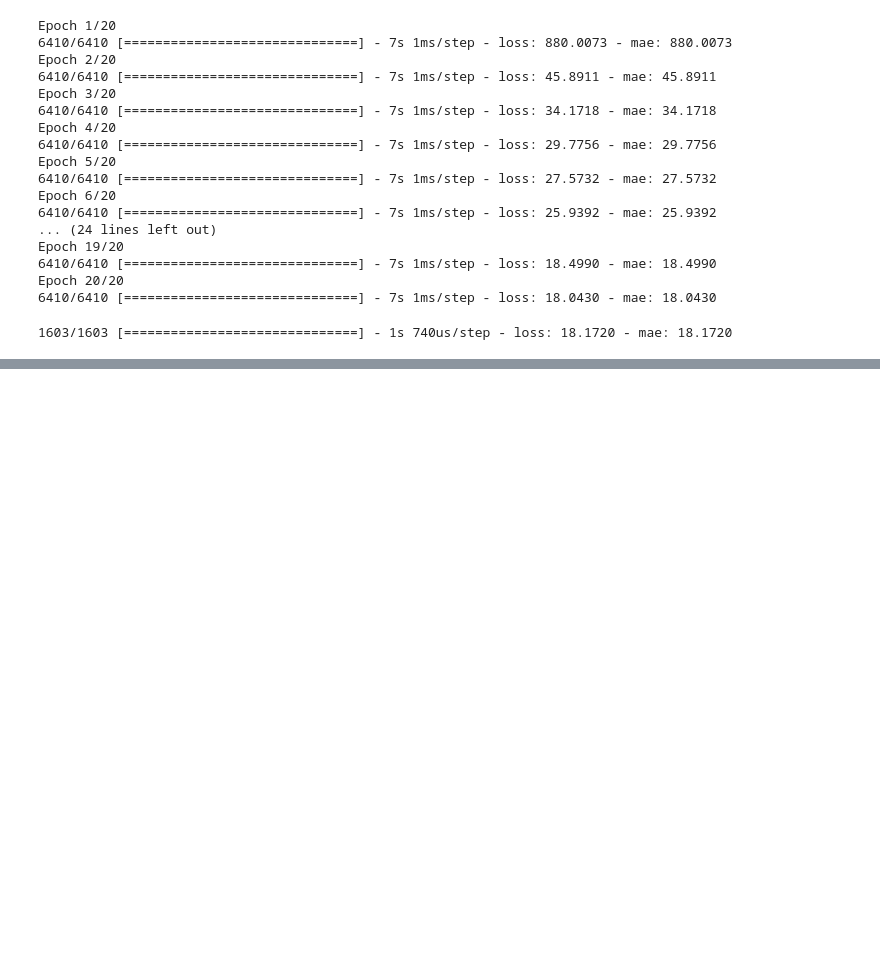
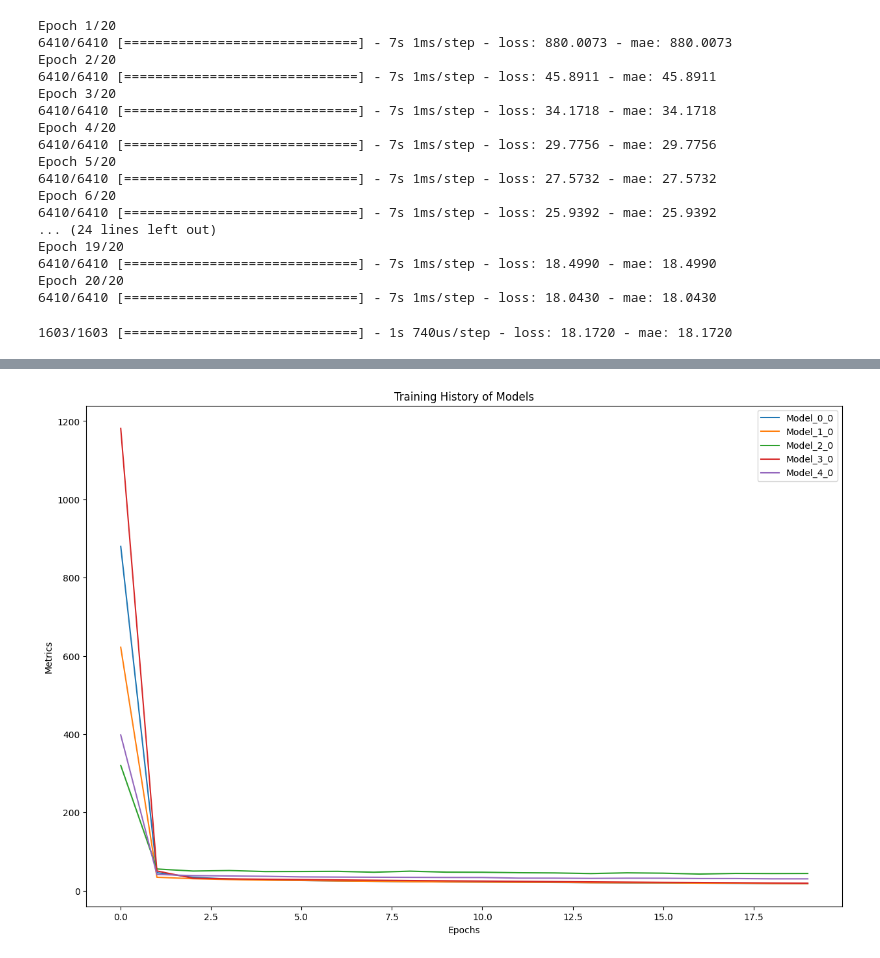
Before and after one commit to Rus-tam/AI_models, a Jupyter notebook: Amine_treatment_13.08.ipynb, the cells around one changed output, grey strips where cells are left out. Saved outputs shown, nothing was run; the diff lists cells and outputs as text; code cells hidden in the pictures; blank space fills up the shorter version.

Commit message:
column bot product molar flow

```diff
--- a/Amine_treatment_13.08.ipynb
+++ b/Amine_treatment_13.08.ipynb
@@ -778,0 +910,23 @@ eval_0 = column_bot_molar_flow_model_0.evaluate(X_test_normal, y_test)
+# %%
+# Set random set
+tf.random.set_seed(42)
+
+# 1. Create a model
+column_bot_molar_flow_model_4 = tf.keras.Sequential([
+    tf.keras.layers.Dense(29, activation='relu'),
+    tf.keras.layers.Dense(50, activation='relu'),
+    tf.keras.layers.Dense(50, activation='relu'),
+    tf.keras.layers.Dense(50, activation='relu'),
+    tf.keras.layers.Dense(50, activation='relu'),
+    tf.keras.layers.Dense(1)
+])
+
+# 2. Compile the model
+column_bot_molar_flow_model_4.compile(
+    loss='mae',
+    optimizer=tf.keras.optimizers.Adam(learning_rate=0.001),
+    metrics=['mae']
+)
+
+# 3. Fit the model
+column_bot_molar_flow_history_4 = column_bot_molar_flow_model_4.fit(X_train_normal, y_train, epochs=20)
@@ -778,0 +955,19 @@ eval_0 = column_bot_molar_flow_model_0.evaluate(X_test_normal, y_test)
+# %%
+# Создание DataFrame из истории обучения
+history_0_df = pd.DataFrame(column_bot_molar_flow_history_0.history['loss']).add_prefix('Model_0_')
+history_1_df = pd.DataFrame(column_bot_molar_flow_history_1.history['loss']).add_prefix('Model_1_')
+history_2_df = pd.DataFrame(column_bot_molar_flow_history_2.history['loss']).add_prefix('Model_2_')
+history_3_df = pd.DataFrame(column_bot_molar_flow_history_3.history['loss']).add_prefix('Model_3_')
+history_4_df = pd.DataFrame(column_bot_molar_flow_history_4.history['loss']).add_prefix('Model_4_')
+
+# Объединение всех DataFrame в один
+combined_df = pd.concat([history_0_df, history_1_df, history_2_df, history_3_df, history_4_df], axis=1)
+
+# Построение графика
+combined_df.plot(figsize=(15, 10), title='Training History of Models')
+plt.xlabel('Epochs')
+plt.ylabel('Metrics')
+plt.legend(loc='upper right')
+plt.show()
+# %% [output]
+[figure, added]
```
Also changed, not shown: parts of 18 cells of this notebook, 2 other files.
